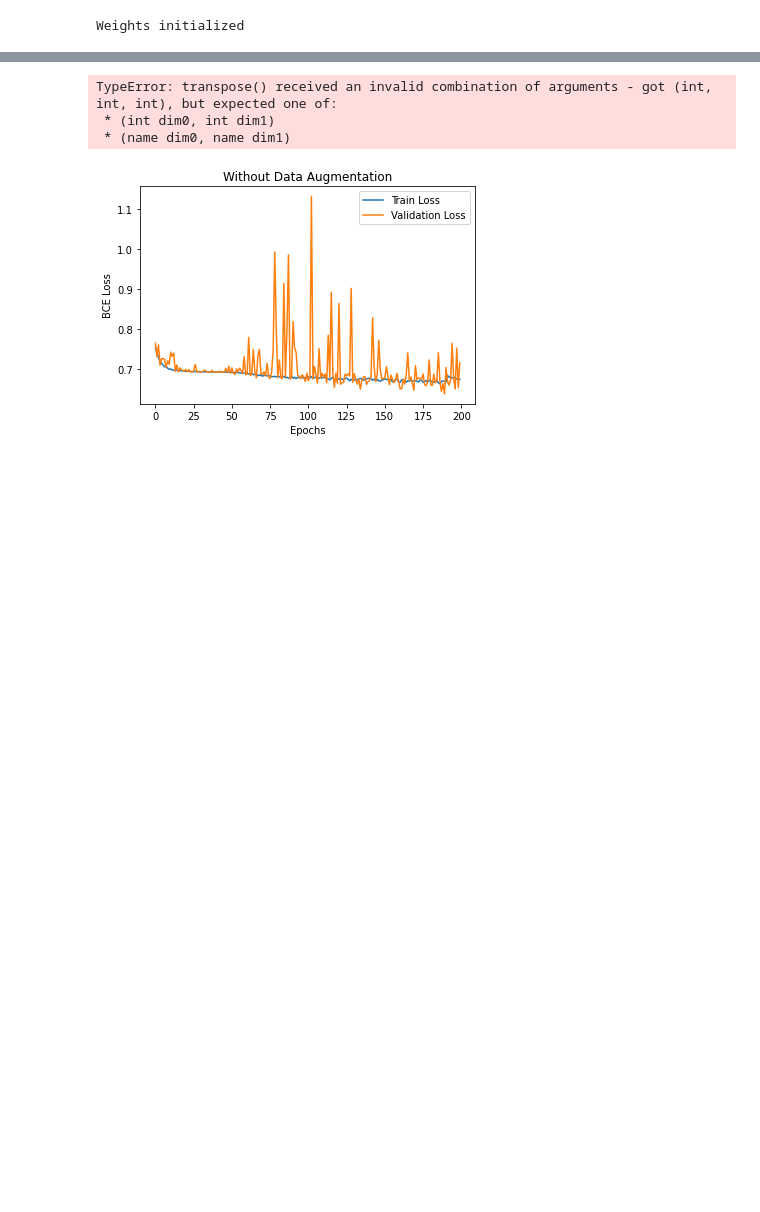
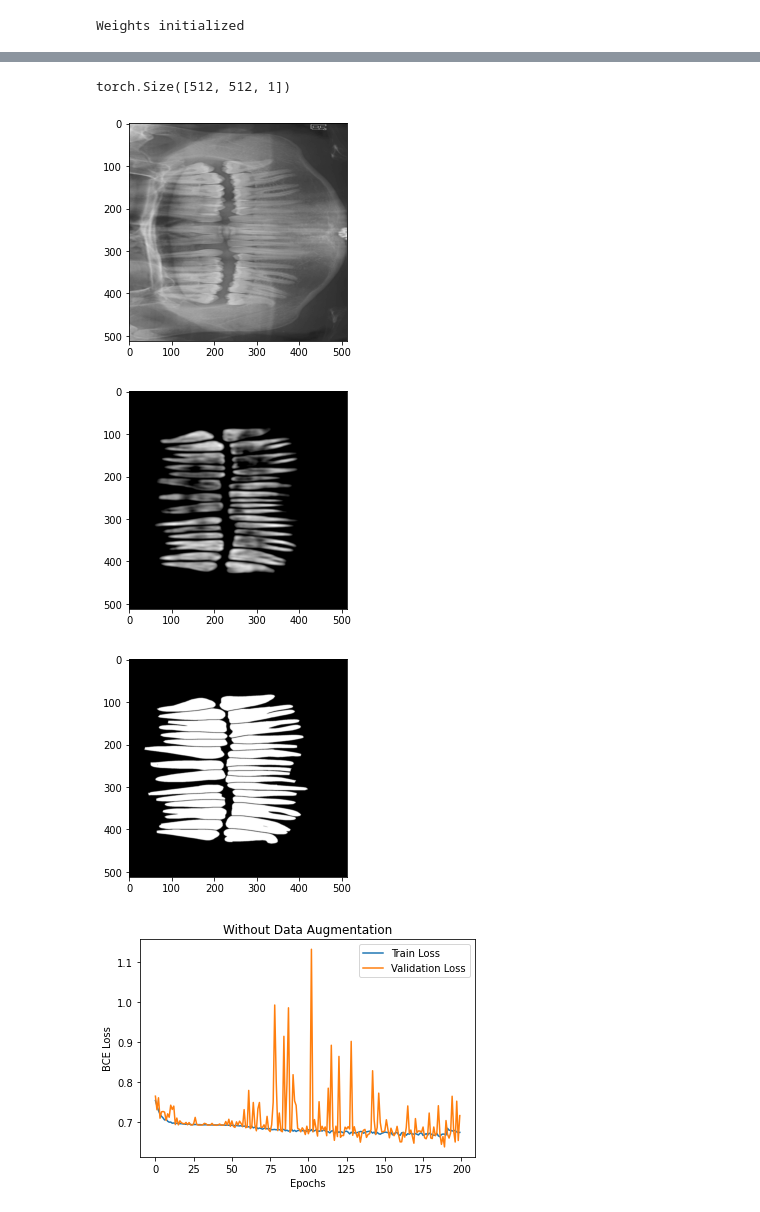
Before and after one commit to RobertSmithers/TeethSegmentation, a Jupyter notebook: train.ipynb, the cells around one changed output, grey strips where cells are left out. Saved outputs shown, nothing was run; the diff lists cells and outputs as text; code cells hidden in the pictures; blank space fills up the shorter version.

```diff
--- a/train.ipynb
+++ b/train.ipynb
@@ -141,15 +139,17 @@ KeyboardInterrupt:
 # %%
 for i, sample in enumerate(train_loader):
     Xs, Ys = sample["image"], sample["annotation"]
-    print(np.transpose(Xs[0], (3,2,1)).shape)
-    plt.show(np.transpose(Xs[0], (3,2,1)))
+    print(np.transpose(Xs[0], (2,1,0)).shape)
+    plt.imshow(np.transpose(Xs[0], (2,1,0)), cmap='gray')
     plt.figure()
-    plt.show(model(Xs[0]))
+    Xs = Xs.to("cuda")
+    plt.imshow(np.transpose(model(Xs)[0].cpu().detach().numpy(),(2,1,0)), cmap='gray')
     plt.figure()
-    plt.show(np.transpose(Ys[0], (3,2,1)))
+    plt.imshow(np.transpose(Ys[0], (2,1,0)), cmap='gray')
     break
 # %% [output]
-TypeError: transpose() received an invalid combination of arguments - got (int, int, int), but expected one of:
- * (int dim0, int dim1)
- * (name dim0, name dim1)
+torch.Size([512, 512, 1])
+[figure, added]
+[figure, added]
+[figure, added]
 # %%
```
Also changed, not shown: parts of 4 cells of this notebook, 2 other files.
